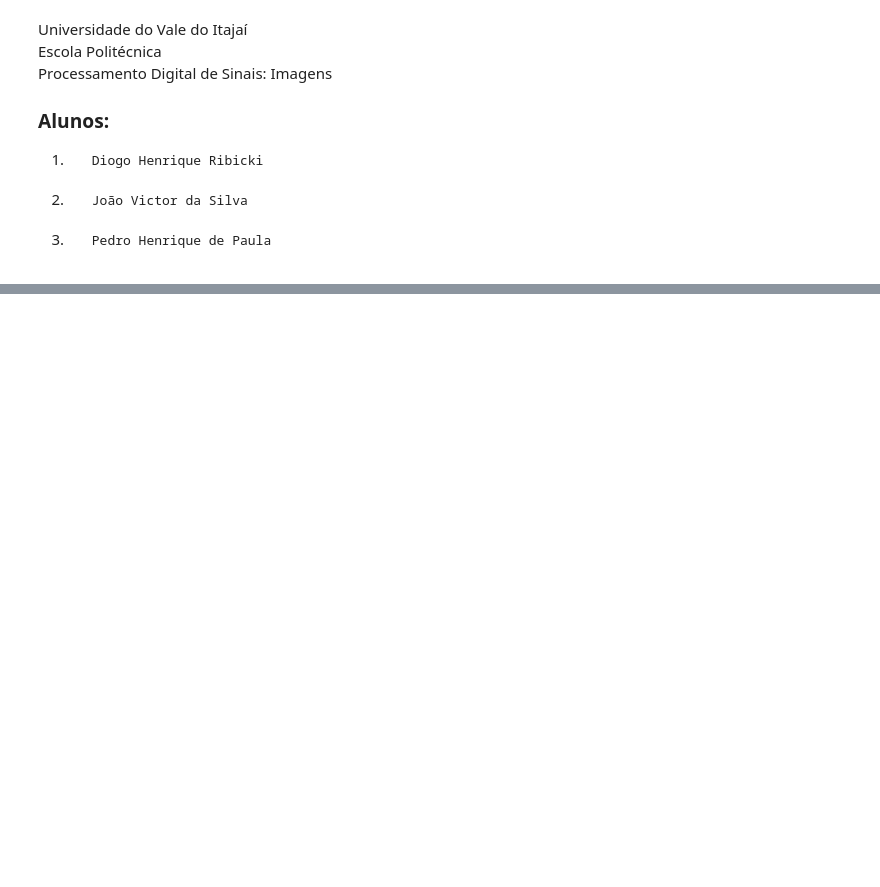
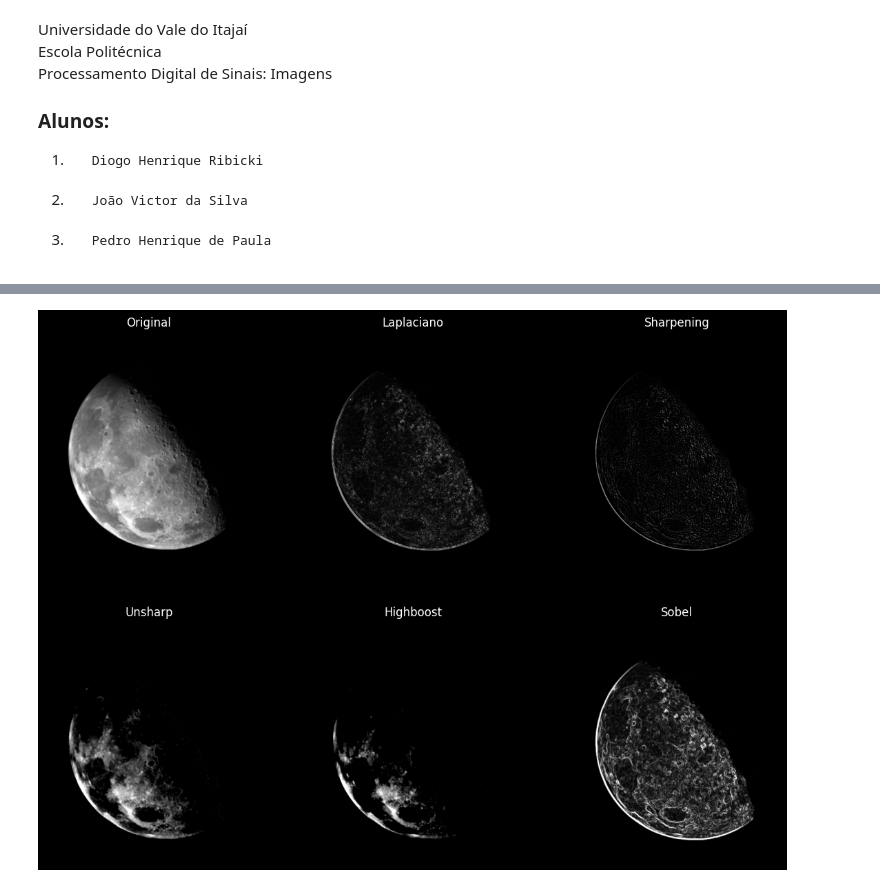
Before and after one commit to jvctrsilva/PDI_T1_Filtragem_Espacial, a Jupyter notebook: Filtragem_Espacial.ipynb, the cells around one changed output, grey strips where cells are left out. Cells and saved outputs as stored; diff of their text form; code cells hidden in the pictures; blank space fills up the shorter version.

```diff
--- a/Filtragem_Espacial.ipynb
+++ b/Filtragem_Espacial.ipynb
@@ -206,0 +322,11 @@ plt.show()
+# %%
+blurred = conv2d(img, gauss_create(sigma=1.0, size_x=5, size_y=5))
+
+mask = img.astype(float) - blurred.astype(float)
+
+unsharp = img.astype(float) + mask
+unsharp = np.clip(unsharp, 0, 255).astype(np.uint8)
+
+k = 1.8
+highboost = img.astype(float) + k * mask
+highboost = np.clip(highboost, 0, 255).astype(np.uint8)
@@ -206,0 +339,6 @@ plt.show()
+# %%
+sx = conv2d_float(img, sobel_x)
+sy = conv2d_float(img, sobel_y)
+
+sobel = np.sqrt(sx**2 + sy**2)
+sobel = normalize_image(sobel)
@@ -206,0 +355,36 @@ plt.show()
+# %%
+plt.figure(figsize=(14, 10))
+
+plt.subplot(2, 3, 1)
+plt.imshow(img, cmap='gray')
+plt.title('Original')
+plt.axis('off')
+
+plt.subplot(2, 3, 2)
+plt.imshow(lap_edges_show, cmap='gray')
+plt.title('Laplaciano')
+plt.axis('off')
+
+plt.subplot(2, 3, 3)
+plt.imshow(sharp_direct, cmap='gray')
+plt.title('Sharpening')
+plt.axis('off')
+
+plt.subplot(2, 3, 4)
+plt.imshow(unsharp, cmap='gray')
+plt.title('Unsharp')
+plt.axis('off')
+
+plt.subplot(2, 3, 5)
+plt.imshow(highboost, cmap='gray')
+plt.title('Highboost')
+plt.axis('off')
+
+plt.subplot(2, 3, 6)
+plt.imshow(sobel, cmap='gray')
+plt.title('Sobel')
+plt.axis('off')
+
+plt.show()
+# %% [output]
+[figure, added]
```
Also changed, not shown: parts of 21 cells of this notebook.
